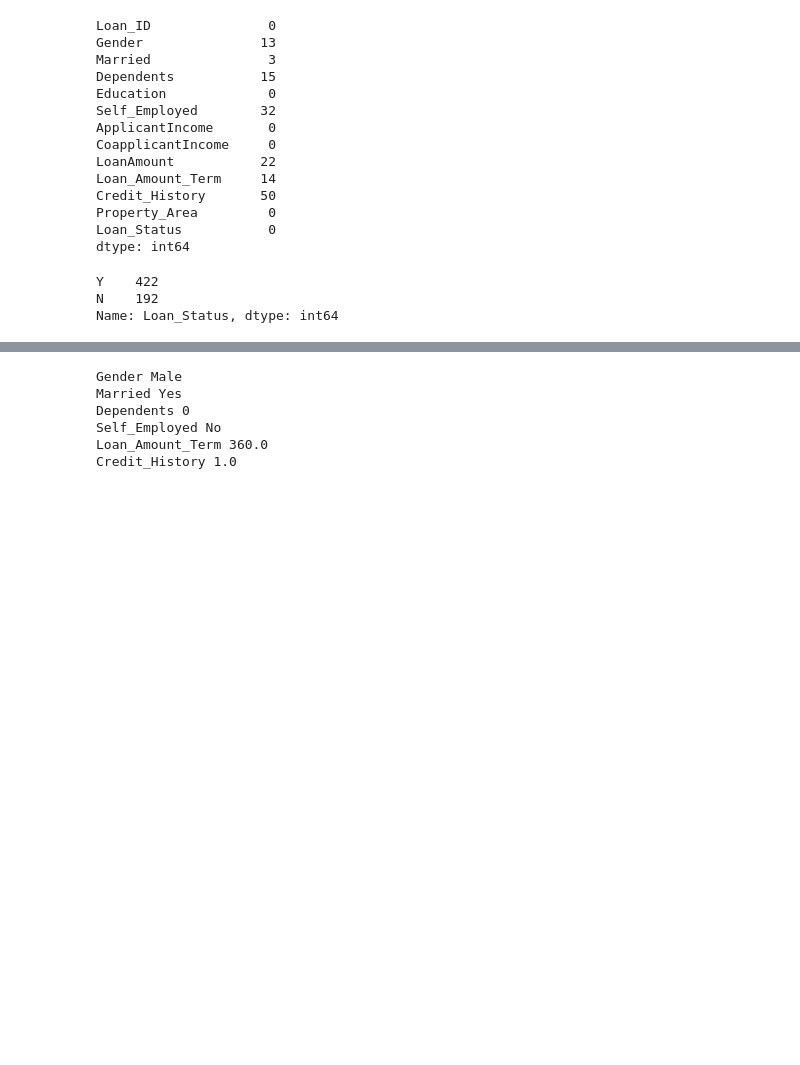
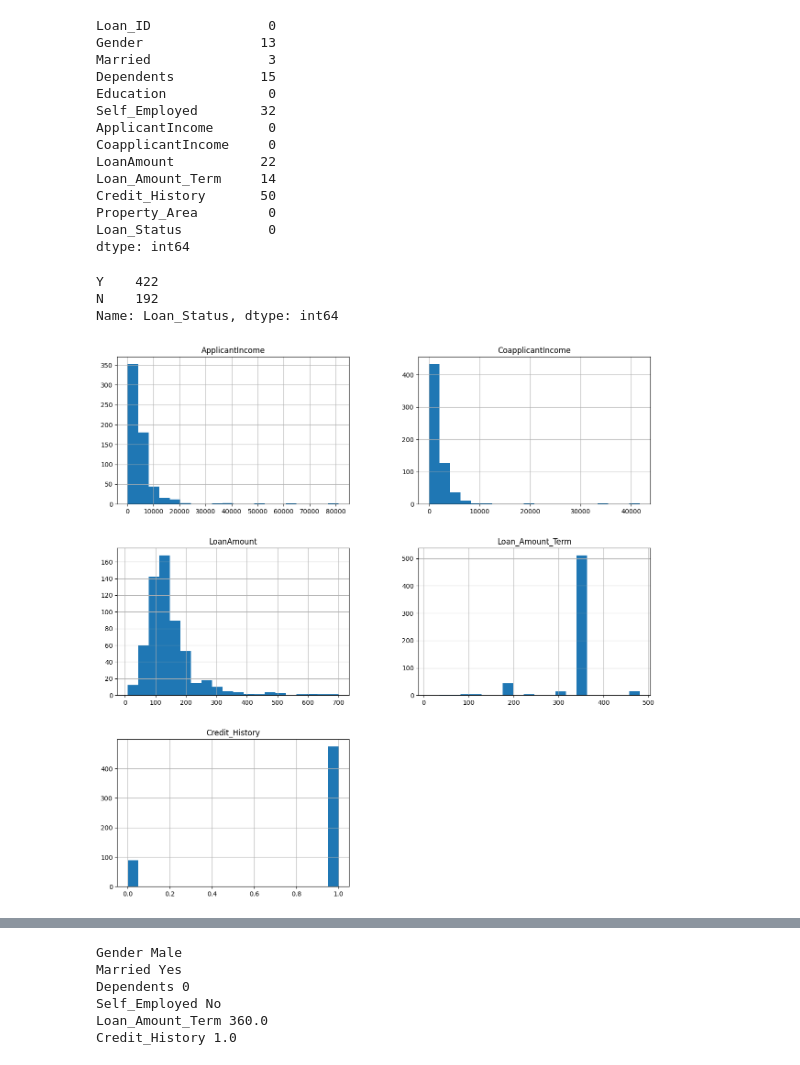
Before and after one commit to nvbinh15/credit-assessment-microservice, a Jupyter notebook: loan_prediction.ipynb, the cells around one changed output, grey strips where cells are left out. Drawn from its saved outputs; the diff is of its cells as text; code cells hidden in the pictures; blank space fills up the shorter version.

```diff
--- a/loan_prediction.ipynb
+++ b/loan_prediction.ipynb
@@ -37,3 +37,8 @@ df['Loan_Status'].value_counts()
 Y    422
 N    192
 Name: Loan_Status, dtype: int64
+# %%
+df.hist(figsize=(15,15), bins=20)
+plt.show()
+# %% [output]
+[figure, added]
```
Also changed, not shown: parts of 11 cells of this notebook.
